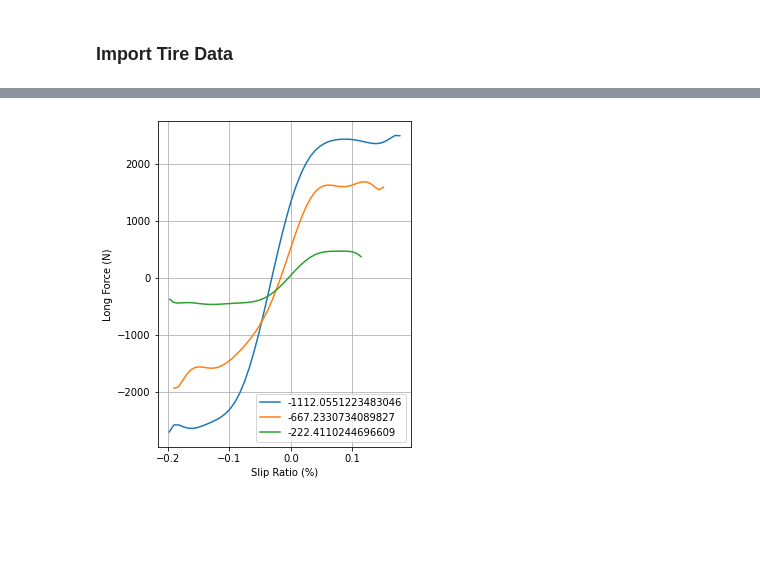
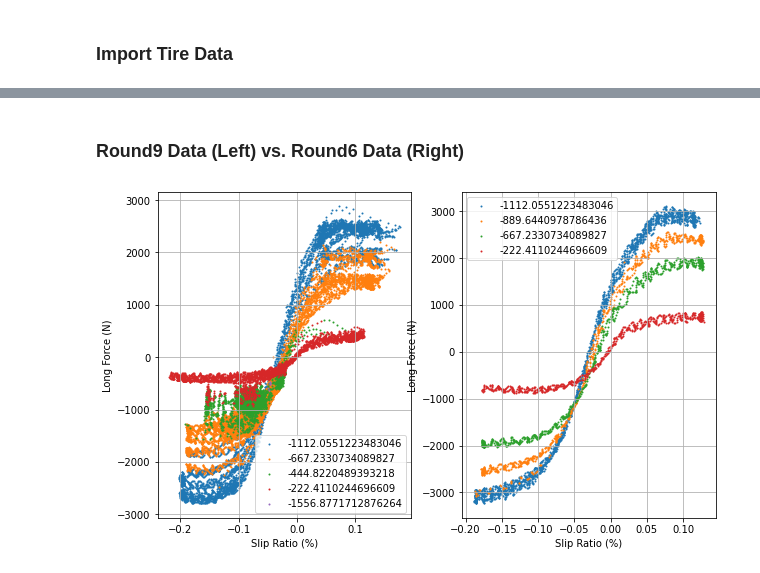
Before and after one commit to rhorvath02/tire_analysis, a Jupyter notebook: analysis/analysis.ipynb, the cells around one changed output, grey strips where cells are left out. Saved outputs shown, nothing was run; the diff lists cells and outputs as text; code cells hidden in the pictures; blank space fills up the shorter version.

```diff
--- a/analysis/analysis.ipynb
+++ b/analysis/analysis.ipynb
@@ -20,7 +10,8 @@ def fitting(lst1, lst2):
 # %% [markdown]
 ### Tires and Conditions
 # %%
-tires = {"hoosier_18x6_10x7":{"long":None, "lat":None}}
+tires = {"placeholder":{"long":None, "lat":None},
+"hoosier_r25b_18x7-5_10x7_run1":{"long":None, "lat":None}}
 
 camber = 0 # default camber
 pressure = 12 * 6.89476 # default pressure
@@ -32,17 +23,15 @@ run_num = 1
 # %%
 for name, tire in tires.items():
     try:
-        df = pd.read_csv(f"../tire_data/processed_data/braking_{name}_run{run_num}.csv")
-        tire["long"] = df[(df["P"] == pressure) & (df["V"] == velocity) & (df["IA"] == camber) & (df["SA"] == slip_angle)]
-        # print(tire["long"])
+        df = pd.read_csv(f"../tire_data/processed_data/braking_{name}.csv")
+        tire["long"] = df[(df["pressure"] == pressure) & (df["velocity"] == velocity) & (df["camber"] == camber) & (df["slip"] == slip_angle)]
 
     except:
         print("Error getting long data for {0}".format(name))
 
     try:
-        df = pd.read_csv(f"../tire_data/processed_data/cornering_{name}_run{run_num}.csv")
-        tire["lat"] = df[(df["P"] == pressure) & (df["V"] == velocity) & (df["IA"] == camber)]
-        # print(tire["lat"])
+        df = pd.read_csv(f"../tire_data/processed_data/cornering_{name}.csv")
+        tire["lat"] = df[((df["velocity"] == velocity) & (df["pressure"] == pressure) & (df["camber"] == camber))]
 
     except:
         print("Error getting lateral data for {0}".format(name))
@@ -60,0 +52,7 @@ plt.plot(vals[0], vals[1])
+# %%
+df = tires["hoosier_r25b_18x7-5_10x7_run1"]["lat"]
+temp_df = df[(df["load"] == -250 / 0.224809)]
+
+# print(temp_df)
+
+plt.scatter(temp_df["SA"], temp_df["FY"], s=1)
@@ -61,20 +62,19 @@ plt.plot(vals[0], vals[1])
+# %% [markdown]
+### Round9 Data (Left) vs. Round6 Data (Right)
 # %%
 fig = plt.figure(figsize=(10,6))
 count = 0
 for name, tire in tires.items():
     if tire["long"] is not None:
         count += 1
         fig.add_subplot(1, 2, count)
-        for load in tire["long"]["FZ"].unique():
-            temp_df = tire["long"][tire["long"]["FZ"] == load]
-            vals = fitting(temp_df["SR"].tolist(), temp_df["FX"].tolist())
-            plt.plot(vals[0], vals[1], label = load)
-            # plt.scatter(temp_df["SR"], temp_df["FX"], s=1)
-            # plt.plot(temp_df["SR"], temp_df["FX"], label = load)
+        for load in tire["long"]["load"].unique():
+            temp_df = tire["long"][tire["long"]["load"] == load]
+            plt.scatter(temp_df["SR"], temp_df["FX"], label = load, s=1)
         plt.legend()
         plt.ylabel("Long Force (N)")
         plt.xlabel("Slip Ratio (%)")
         plt.grid(True)
 plt.show()
 # %% [output]
-[figure, old version]
+[figure, new version]
```
Also changed, not shown: parts of 6 cells of this notebook, 15 other files.
